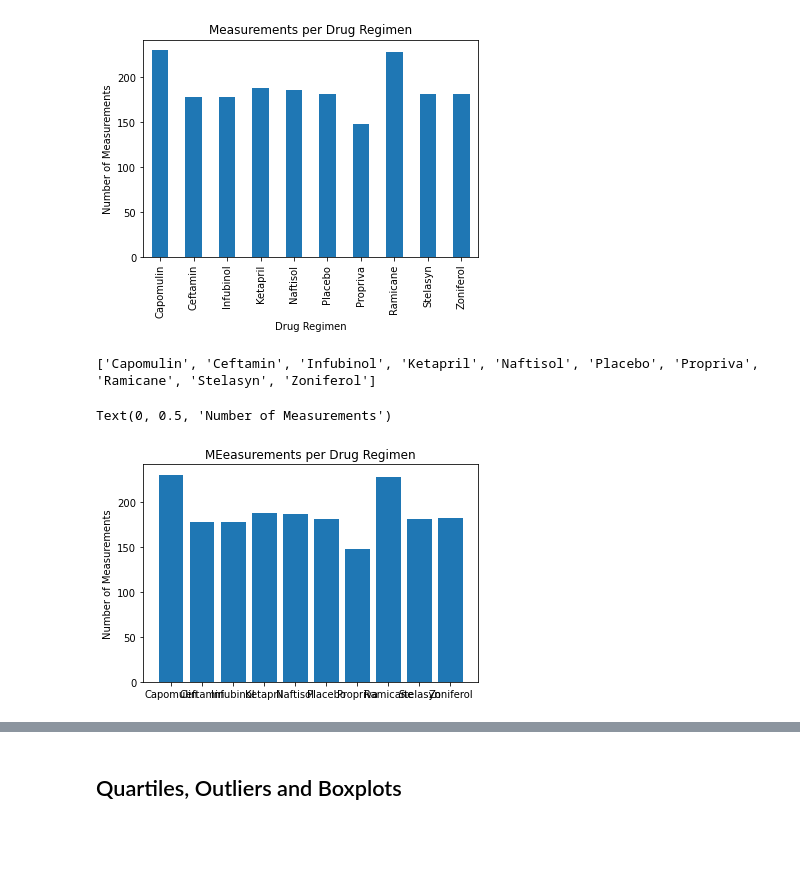
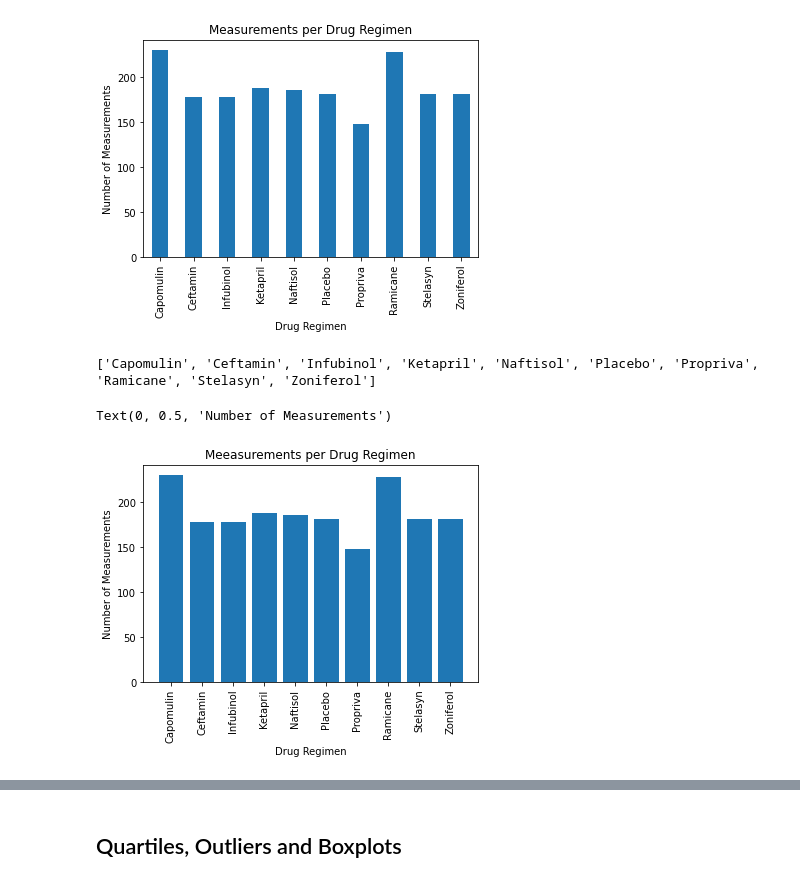
Before and after one commit to d-jimenez/Matplotlib-Challenge, a Jupyter notebook: Pymaceuticals/main.ipynb, the cells around one changed output, grey strips where cells are left out. Cells and saved outputs as stored; diff of their text form; code cells hidden in the pictures; blank space fills up the shorter version.

```diff
--- a/Pymaceuticals/main.ipynb
+++ b/Pymaceuticals/main.ipynb
@@ -197,25 +194,26 @@ Text(0, 0.5, 'Number of Measurements')
 # %%
 # Generate a bar plot showing the total number of measurements taken on each drug regimen using pyplot.
 regimen_measurement_group=unique_mice_study_df.groupby('Drug Regimen').count
 regimen_measurement_df
 
 y=regimen_measurement_df
 # print(y)
 
 x=list(regimen_measurement_df.index)
 print(x)
 
 plt.bar(x,y)
-plt.title("MEeasurements per Drug Regimen")
+plt.title("Meeasurements per Drug Regimen")
 plt.xlabel('Drug Regimen')
+plt.xticks(rotation=90)
 plt.ylabel('Number of Measurements')
 # regimen_measurement_df.plot(kind='bar')
 
 # plt.title("MEasurements per Drug Regimen")
 # plt.ylabel('Number of Measurements')
 # %% [output]
 ['Capomulin', 'Ceftamin', 'Infubinol', 'Ketapril', 'Naftisol', 'Placebo', 'Propriva', 'Ramicane', 'Stelasyn', 'Zoniferol']
 Text(0, 0.5, 'Number of Measurements')
-[figure, old version]
+[figure, new version]
 # %%
 # Generate a pie plot showing the distribution of female versus male mice using pandas
```
Also changed, not shown: parts of 14 cells of this notebook.
